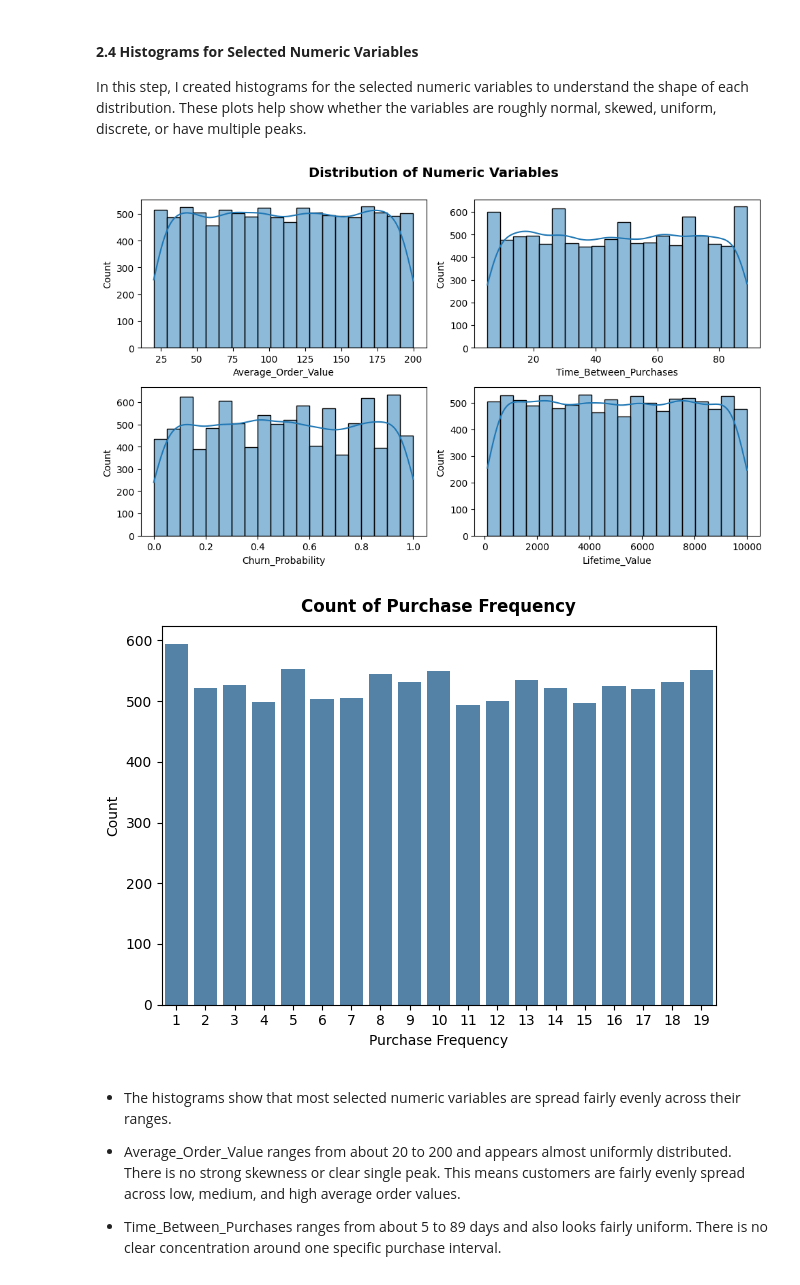
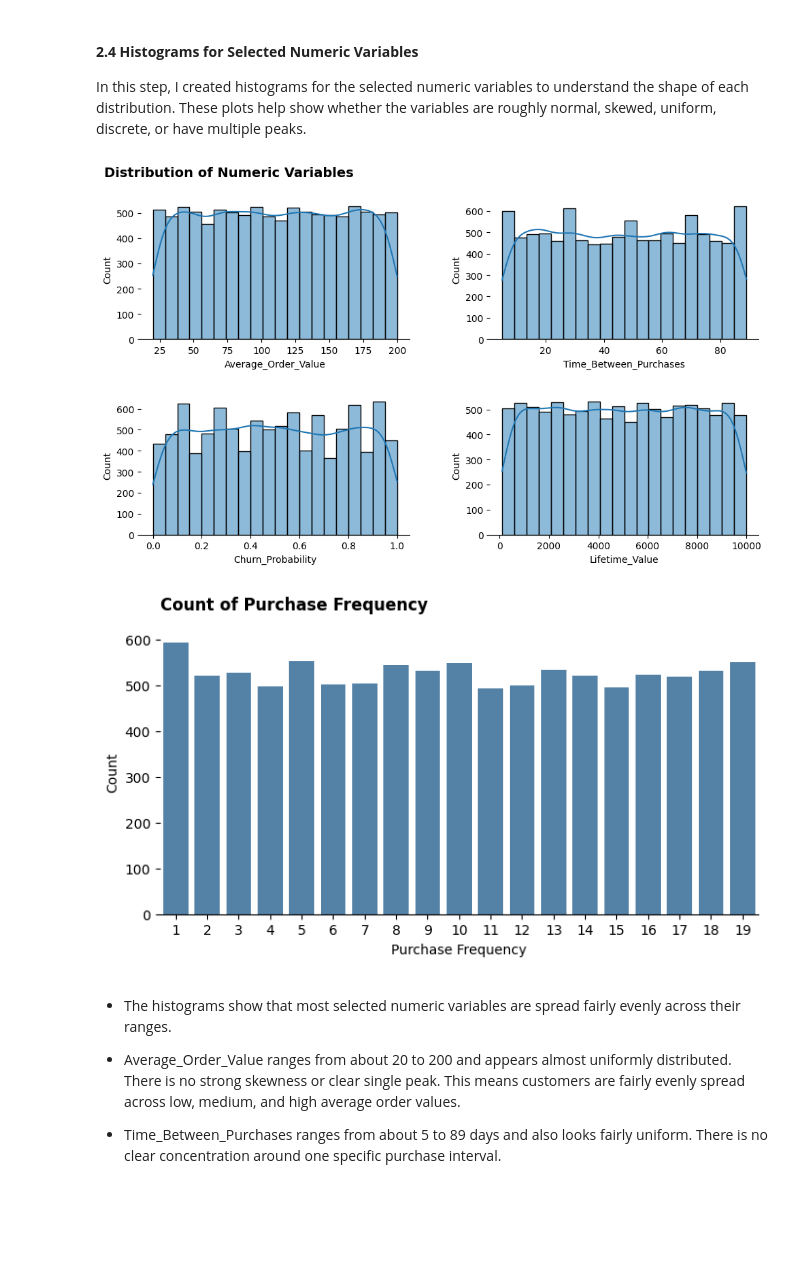
Before and after one commit to Roozbehkhodayari/Module-B-semester-2, a Jupyter notebook: OMDS-ModB2-Week4-Khodayari-Roozbeh.ipynb, the cells around one changed output. Saved outputs shown, nothing was run; the diff lists cells and outputs as text; code cells hidden in the pictures; blank space fills up the shorter version.

```diff
--- a/OMDS-ModB2-Week4-Khodayari-Roozbeh.ipynb
+++ b/OMDS-ModB2-Week4-Khodayari-Roozbeh.ipynb
@@ -719,27 +738,36 @@ for i, col in enumerate(plot_cols):
     sns.histplot(data=df_sales, x=col, bins=bin_settings[col], kde=True, ax=axes[i])
     axes[i].set_xlabel(col)
     axes[i].set_ylabel("Count")
+    axes[i].spines["top"].set_visible(False)
+    axes[i].spines["right"].set_visible(False)
+    axes[i].spines["left"].set_visible(False)
 
 # Remove empty subplots
 for j in range(i + 1, len(axes)):
     fig.delaxes(axes[j])
 
-fig.suptitle("Distribution of Numeric Variables", fontsize=14, fontweight="bold", y=1)
+fig.suptitle("Distribution of Numeric Variables", fontsize=14, fontweight="bold", y=1, x=0.2)
 plt.tight_layout()
+plt.subplots_adjust(wspace=0.3, hspace=0.4)
 plt.show()
 # %% [output]
-[figure, old version]
+[figure, new version]
 # %%
 # countplots for selected numeric variables that are discrete (Purchase_Frequency)
-plt.Figure(figsize=(6, 4))
+plt.figure(figsize=(7, 4))
 sns.countplot(data = df_sales, x="Purchase_Frequency", color="steelblue")
-plt.title("Count of Purchase Frequency", fontweight="bold", pad=10, y=1)
+plt.title("Count of Purchase Frequency", fontweight="bold", pad=10, y=1.02, loc="left")
 plt.xlabel("Purchase Frequency")
 plt.ylabel("Count")
+
+axes = plt.gca()
+axes.spines["top"].set_visible(False)
+axes.spines["right"].set_visible(False)
+axes.spines["left"].set_visible(False)
 plt.tight_layout()
 plt.show()
 # %% [output]
-[figure, old version]
+[figure, new version]
 # %% [markdown]
 - The histograms show that most selected numeric variables are spread fairly evenly across their ranges.
 
```
Also changed, not shown: parts of 29 cells of this notebook.
